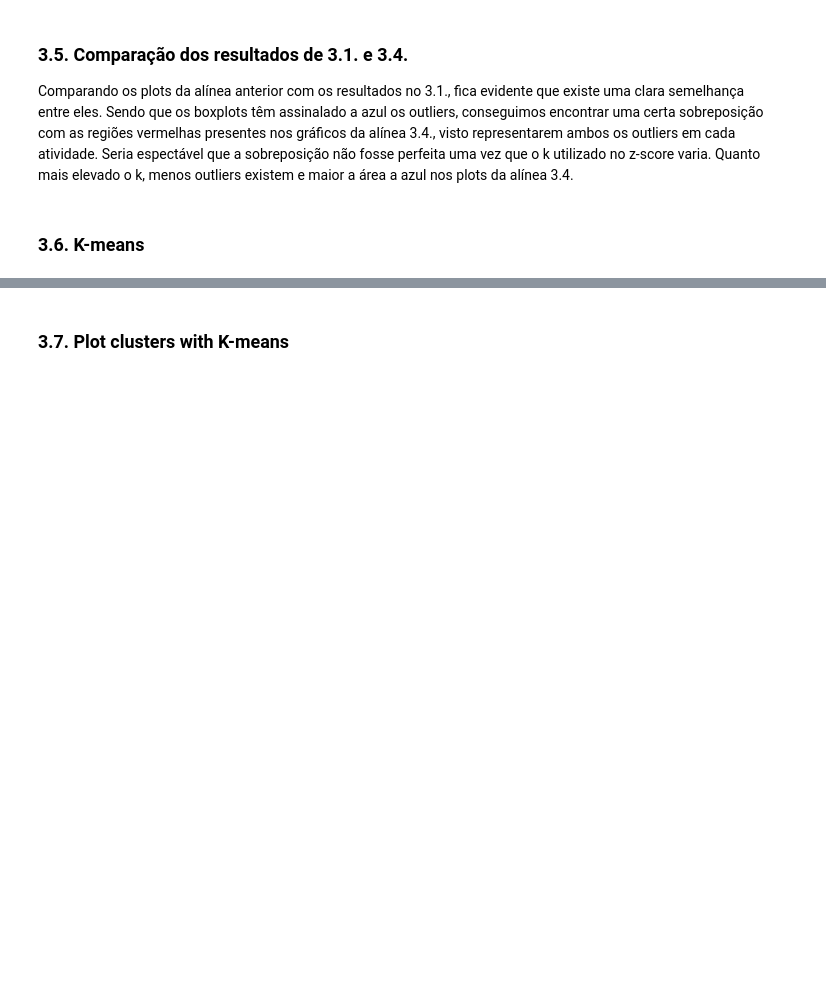
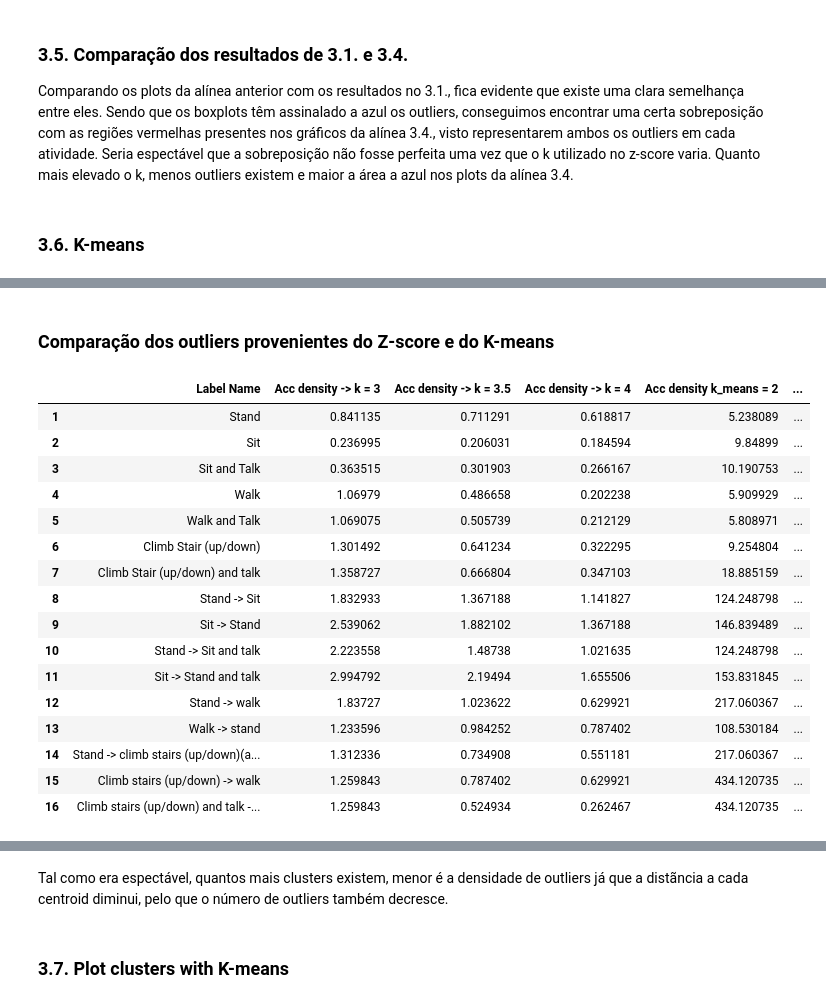
Before and after one commit to patii01/TCD-TP, a Jupyter notebook: code/mainActivity.ipynb, the cells around one changed output, grey strips where cells are left out. Saved outputs shown, nothing was run; the diff lists cells and outputs as text; code cells hidden in the pictures; blank space fills up the shorter version.

```diff
--- a/code/mainActivity.ipynb
+++ b/code/mainActivity.ipynb
@@ -402,0 +426,71 @@ clusters, centroids = k_means(dataFrame, 'accelerometer', n_clusters, maxIt)
+# %% [markdown]
+### Comparação dos outliers provenientes do Z-score e do K-means
+# %%
+def outliers_k(clusters, n_cluster):
+    outliers = []
+    for i in range(n_cluster):
+        if (len(clusters[i]) < 1000):
+            outliers.extend(list(clusters[i].index))
+        else:
+            for k, v in clusters[i].items():
+                if v > 10:
+                    outliers.append(k)
+
+    return outliers
+
+v_clusters = [2,3,4]
+
+def density_k_means(sensor):
+    aux = []
+    columns = ['Label Name'] + [sensor + ' density k_means = ' + str(i) for i in v_clusters]
+    density_to_compare = pd.DataFrame(columns = columns, index = np.arange(1,17))
+    density_to_compare["Label Name"] = activities
+
+
+    for c in v_clusters:
+
+        if(sensor == 'Acc'): clusters, centroids = k_means(dataFrame, 'accelerometer', c, maxIt)
+        elif(sensor == 'Gyr'): clusters, centroids = k_means(dataFrame, 'gyroscope', c, maxIt)
+        else: clusters, centroids = k_means(dataFrame, 'magnetometer', c, maxIt)
+
+        for id in range(1,17):
+            activity = mod_data.loc[mod_data["Label ID"] == id]
+            n_total = activity.shape[0]
+
+            k_means_outliers = outliers_k(clusters, c)
+            out = mod_data[sensor].iloc[k_means_outliers]
+
+            d = (out.shape[0]/n_total)*100
+
+            density_to_compare[sensor + ' density k_means = ' + str(c)][id] =  d
+
+    return density_to_compare
+
+
+mod_data = modulo(dataFrame)
+den_acc = density_k_means('Acc')
+display(density_acc.join(den_acc.set_index('Label Name'), on='Label Name'))
+
+den_gyr = density_k_means('Gyr')
+display(density_gyr.join(den_gyr.set_index('Label Name'), on='Label Name'))
+
+den_mag = density_k_means('Mag')
+display(density_mag.join(den_mag.set_index('Label Name'), on='Label Name'))
+# %% [output]
+|  | Label Name | Acc density -> k = 3 | Acc density -> k = 3.5 | Acc density -> k = 4 | Acc density k_means = 2 | ... |
+| 1 | Stand | 0.841135 | 0.711291 | 0.618817 | 5.238089 | ... |
+| 2 | Sit | 0.236995 | 0.206031 | 0.184594 | 9.84899 | ... |
+| 3 | Sit and Talk | 0.363515 | 0.301903 | 0.266167 | 10.190753 | ... |
+| 4 | Walk | 1.06979 | 0.486658 | 0.202238 | 5.909929 | ... |
+| 5 | Walk and Talk | 1.069075 | 0.505739 | 0.212129 | 5.808971 | ... |
+| 6 | Climb Stair (up/down) | 1.301492 | 0.641234 | 0.322295 | 9.254804 | ... |
+| 7 | Climb Stair (up/down) and talk | 1.358727 | 0.666804 | 0.347103 | 18.885159 | ... |
+| 8 | Stand -> Sit | 1.832933 | 1.367188 | 1.141827 | 124.248798 | ... |
+| 9 | Sit -> Stand | 2.539062 | 1.882102 | 1.367188 | 146.839489 | ... |
+| 10 | Stand -> Sit and talk | 2.223558 | 1.48738 | 1.021635 | 124.248798 | ... |
+| 11 | Sit -> Stand and talk | 2.994792 | 2.19494 | 1.655506 | 153.831845 | ... |
+| 12 | Stand -> walk | 1.83727 | 1.023622 | 0.629921 | 217.060367 | ... |
+| 13 | Walk -> stand | 1.233596 | 0.984252 | 0.787402 | 108.530184 | ... |
+| 14 | Stand -> climb stairs (up/down)(a... | 1.312336 | 0.734908 | 0.551181 | 217.060367 | ... |
+| 15 | Climb stairs (up/down) -> walk | 1.259843 | 0.787402 | 0.629921 | 434.120735 | ... |
+| 16 | Climb stairs (up/down) and talk -... | 1.259843 | 0.524934 | 0.262467 | 434.120735 | ... |
@@ -403,3 +531,5 @@ clusters, centroids = k_means(dataFrame, 'accelerometer', n_clusters, maxIt)
+# %% [markdown]
+Tal como era espectável, quantos mais clusters existem, menor é a densidade de outliers já que a distãncia a cada centroid diminui, pelo que o número de outliers também decresce.
 # %% [markdown]
 ### 3.7. Plot clusters with K-means
 # %%
```
Also changed, not shown: parts of 6 cells of this notebook.
